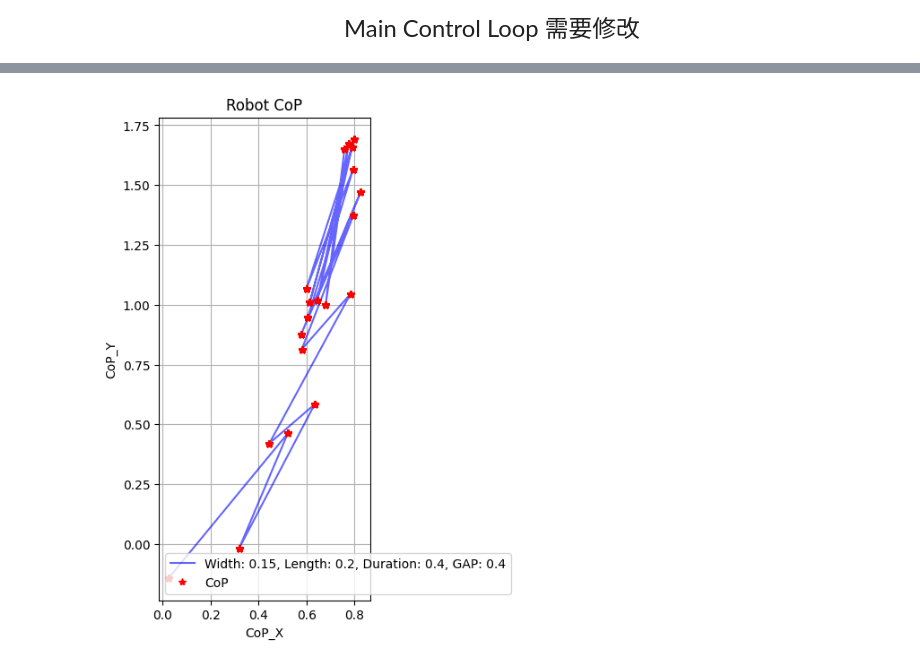
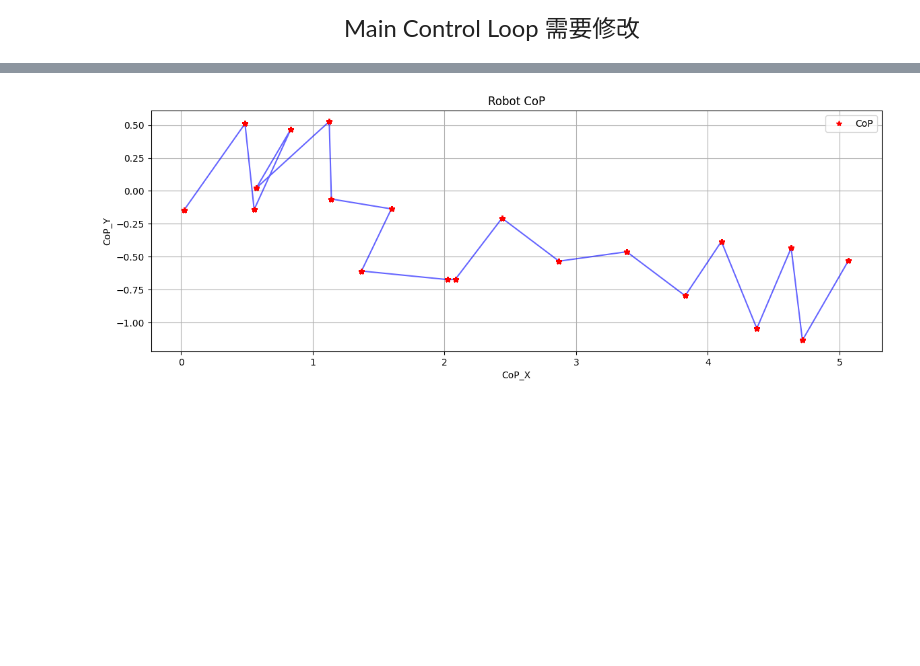
Before and after one commit to MATH-286-Pro/lr-biped, a Jupyter notebook: DCM-Locomotion-Part2.ipynb, the cells around one changed output, grey strips where cells are left out. Drawn from its saved outputs; the diff is of its cells as text; code cells hidden in the pictures; blank space fills up the shorter version.

```diff
--- a/DCM-Locomotion-Part2.ipynb
+++ b/DCM-Locomotion-Part2.ipynb
@@ -94,7 +94,7 @@ jointsPositions[0:4]=bodyPositions
 
 #00FF00 抗冲击调参
 NominalStepWidth  = 0.15  # Nominal lateralDistanceOfFeet/2                                          #00FF00 原先为 0.1
-NominalStepLength = 0.1  # Nominal longitudinal distance between two sequential feet                #00FF00 原先为 0.5
+NominalStepLength = 0.5  # Nominal longitudinal distance between two sequential feet                #00FF00 原先为 0.5
 NominalStepDuration = 0.4 #TODO tune Nominal step duration to find a value that push reovery works  #00FF00 原先为 0.4   行走速度变化，越小迈步时间越短
 
 #00FF00 变更约束条件
@@ -503,7 +503,7 @@ figg, ax = plt.subplots(figsize=(14, 7))
 for i in range(len(CoMTrajectory_list)):
     color = color_list[i % len(color_list)]  # 循环使用颜色列表
     # ax.plot(np.array(CoMTrajectory_list[i])[:, 0], color=color, alpha=0.6, label=f"{parameters_list[i]}")
-    ax.plot(np.array(CoPTrajectory_list[i])[:, 0],np.array(CoPTrajectory_list[i])[:, 1], color=color, alpha=0.6, label=f"{parameters_list[i]}")
+    ax.plot(np.array(CoPTrajectory_list[i])[:, 0],np.array(CoPTrajectory_list[i])[:, 1], color=color, alpha=0.6)
     ax.plot(np.array(CoPTrajectory_list[i])[:, 0],np.array(CoPTrajectory_list[i])[:, 1], '*r', label="CoP")
 
 ax.legend()  # 显示图例
@@ -519,34 +519,34 @@ plt.show()
 
 # #FFFFFF 画图部分
 # figg, (ax) = plt.subplots(figsize=(14, 7))
 # ax.plot(np.array(DCMRealTrajectory)[:, 0], 'b', label="DCM_X")
 # ax.plot(np.array(CoMTrajectory)[:, 0], 'g', label="CoM_X")
 # ax.plot(np.array(CoPTrajectory)[:, 0], 'r', label="CoP_X")
 # ax.legend()  # 添加这一行来显示图例
 # plt.show()
 
 # figg1, (ax1) = plt.subplots(figsize=(14, 7))
 # ax1.plot(np.array(DCMRealTrajectory)[:, 1], 'b', label="DCM_Y")
 # ax1.plot(np.array(CoMTrajectory)[:, 1], 'g', label="CoM_Y")
 # ax1.plot(np.array(CoPTrajectory)[:, 1], 'r', label="CoP_Y")
 # ax1.legend()  # 添加这一行来显示图例
 # plt.show()
 
 # figg2, (ax2) = plt.subplots(figsize=(14, 7))
 # ax2.plot(np.array(DCMRealTrajectory)[:, 0], np.array(DCMRealTrajectory)[:, 1], 'b', label="DCM")
 # ax2.plot(np.array(CoMTrajectory)[:, 0], np.array(CoMTrajectory)[:, 1], 'g', label="CoM")
 # ax2.plot(np.array(CoPTrajectory)[:, 0], np.array(CoPTrajectory)[:, 1], '*r', label="CoP")
 # ax2.legend()  # 添加这一行来显示图例
 # plt.show()
 
 # # # 显示 dt*internalStep 和 stepDuration 的变化
 # # figg, (ax) = plt.subplots(figsize=(14, 7))
 # # ax.plot(np.array(stepDuration_list), 'b', label="stepDuration")
 # # ax.plot(np.array(dt_list), 'r', label="dt*internalstep")
 # # ax.legend()  # 添加这一行来显示图例
 # # plt.show()
 # %% [output]
-[figure, old version]
+[figure, new version]
 # %%
 # # 绘制函数
 
```
